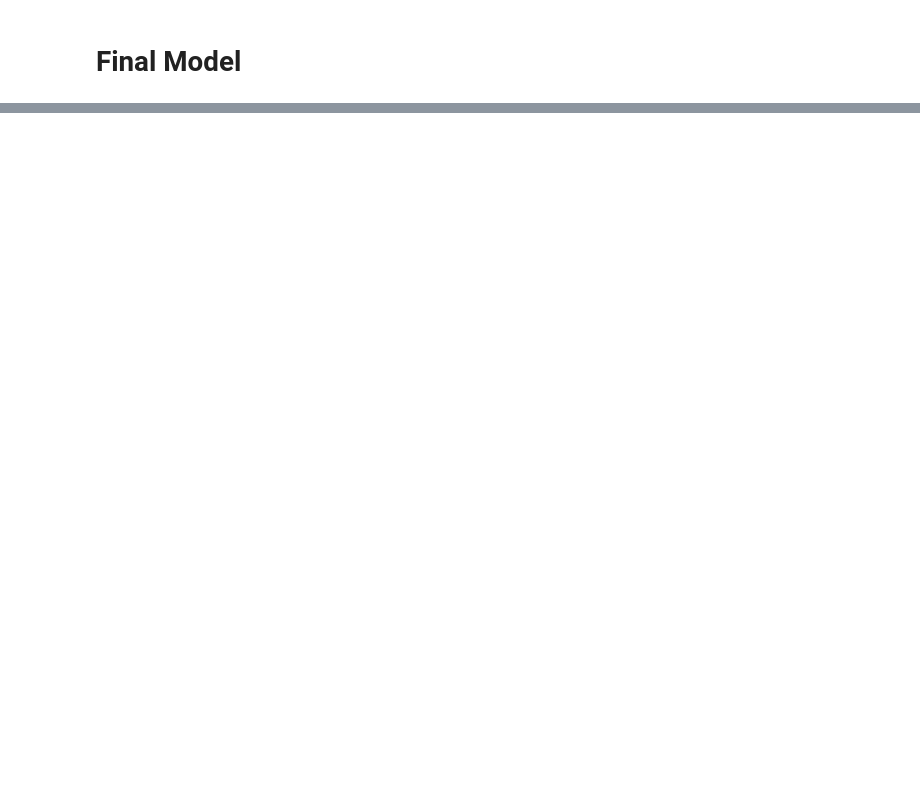
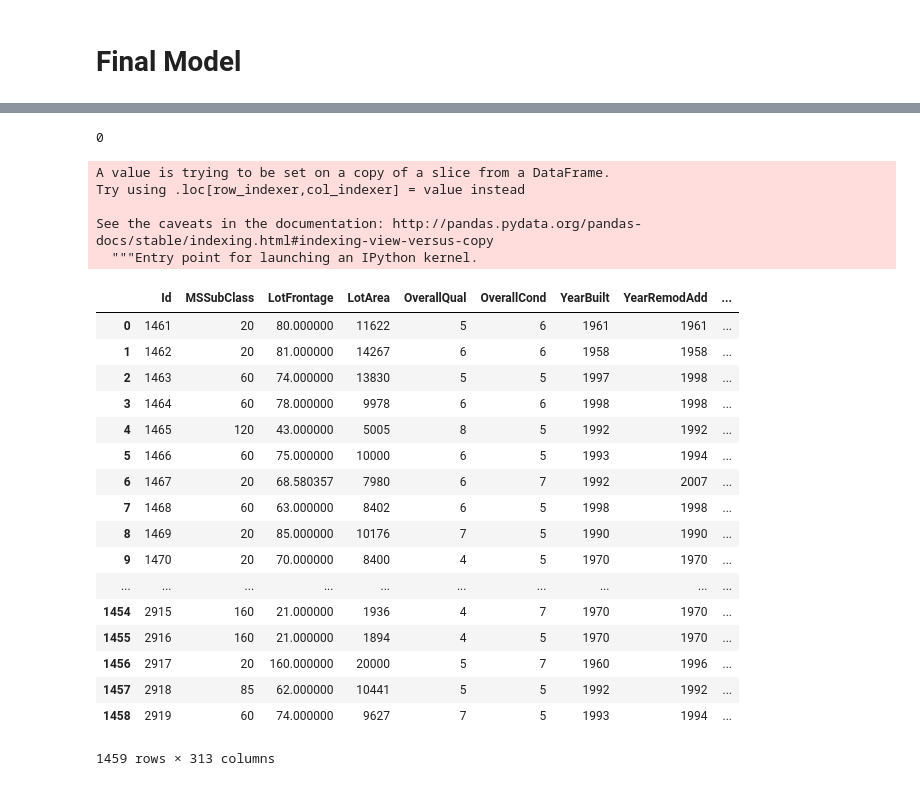
Before and after one commit to galenwilkerson/Random-Forest-Regression, a Jupyter notebook: housing_prices.ipynb, the cells around one changed output, grey strips where cells are left out. Drawn from its saved outputs; the diff is of its cells as text; code cells hidden in the pictures; blank space fills up the shorter version.

```diff
--- a/housing_prices.ipynb
+++ b/housing_prices.ipynb
@@ -666,0 +729,18 @@ score:  0.87112639514
+# %%
+# use mean values to fill in Nans in numeric values
+
+# the test data has more columns with Nan
+
+X_test.LotFrontage.fillna(X_test.LotFrontage.mean(), inplace=True)
+X_test.MasVnrArea.fillna(X_test.MasVnrArea.mean(), inplace=True)
+X_test.GarageYrBlt.fillna(X_test.GarageYrBlt.mean(), inplace=True)
+X_test.BsmtFinSF1.fillna(X_test.BsmtFinSF1.mean(), inplace=True)
+X_test.BsmtFinSF2.fillna(X_test.BsmtFinSF2.mean(), inplace=True)
+X_test.BsmtUnfSF.fillna(X_test.BsmtUnfSF.mean(), inplace=True)
+X_test.TotalBsmtSF.fillna(X_test.TotalBsmtSF.mean(), inplace=True)
+X_test.BsmtFullBath.fillna(X_test.BsmtFullBath.mean(), inplace=True)
+X_test.BsmtHalfBath.fillna(X_test.BsmtHalfBath.mean(), inplace=True)
+X_test.GarageCars.fillna(X_test.GarageCars.mean(), inplace=True)
+X_test.GarageArea.fillna(X_test.GarageArea.mean(), inplace=True)
+
+X_test[numeric_variables].isna().any()
@@ -666,0 +769,57 @@ score:  0.87112639514
+# %%
+# fix missing values in categorical variables
+
+categorical_df = select_categorical_columns(X_test)
+categorical_variables = list(categorical_df.columns)
+
+for variable in categorical_variables:
+
+    # replace Nan with "Missing" string
+    X_test[variable].fillna("Missing", inplace = True)
+
+    # split categorical values into one-hot columns
+    dummies = pd.get_dummies(X_test[variable], prefix = variable)
+
+    # adjoin new columns to original dataframe
+    X_test = pd.concat([X_test, dummies], axis = 1)
+
+    # finally, remove the original categorical columns that
+    # have been used to create new one-hot columns
+    X_test.drop([variable], axis = 1, inplace = True)
+# %%
+# count all Nan values in data
+
+X_test.isna().any().sum()
+# %% [output]
+0
+# %%
+y_pred = model.predict(X_test)
+# %%
+X_test['SalePrice'] = y_pred
+# %% [output]
+A value is trying to be set on a copy of a slice from a DataFrame.
+Try using .loc[row_indexer,col_indexer] = value instead
+
+See the caveats in the documentation: http://pandas.pydata.org/pandas-docs/stable/indexing.html#indexing-view-versus-copy
+  """Entry point for launching an IPython kernel.
+# %%
+X_test
+# %% [output]
+|  | Id | MSSubClass | LotFrontage | LotArea | OverallQual | OverallCond | YearBuilt | YearRemodAdd | ... |
+| 0 | 1461 | 20 | 80.000000 | 11622 | 5 | 6 | 1961 | 1961 | ... |
+| 1 | 1462 | 20 | 81.000000 | 14267 | 6 | 6 | 1958 | 1958 | ... |
+| 2 | 1463 | 60 | 74.000000 | 13830 | 5 | 5 | 1997 | 1998 | ... |
+| 3 | 1464 | 60 | 78.000000 | 9978 | 6 | 6 | 1998 | 1998 | ... |
+| 4 | 1465 | 120 | 43.000000 | 5005 | 8 | 5 | 1992 | 1992 | ... |
+| 5 | 1466 | 60 | 75.000000 | 10000 | 6 | 5 | 1993 | 1994 | ... |
+| 6 | 1467 | 20 | 68.580357 | 7980 | 6 | 7 | 1992 | 2007 | ... |
+| 7 | 1468 | 60 | 63.000000 | 8402 | 6 | 5 | 1998 | 1998 | ... |
+| 8 | 1469 | 20 | 85.000000 | 10176 | 7 | 5 | 1990 | 1990 | ... |
+| 9 | 1470 | 20 | 70.000000 | 8400 | 4 | 5 | 1970 | 1970 | ... |
+| ... | ... | ... | ... | ... | ... | ... | ... | ... | ... |
+| 1454 | 2915 | 160 | 21.000000 | 1936 | 4 | 7 | 1970 | 1970 | ... |
+| 1455 | 2916 | 160 | 21.000000 | 1894 | 4 | 5 | 1970 | 1970 | ... |
+| 1456 | 2917 | 20 | 160.000000 | 20000 | 5 | 7 | 1960 | 1996 | ... |
+| 1457 | 2918 | 85 | 62.000000 | 10441 | 5 | 5 | 1992 | 1992 | ... |
+| 1458 | 2919 | 60 | 74.000000 | 9627 | 7 | 5 | 1993 | 1994 | ... |
+1459 rows × 313 columns
```
Also changed, not shown: parts of 14 cells of this notebook.
